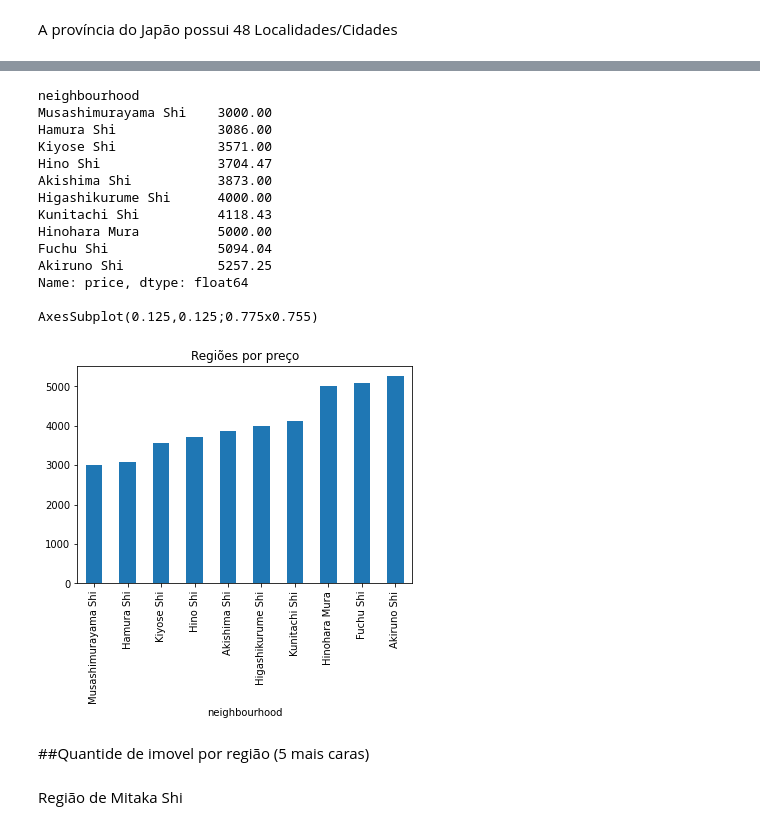
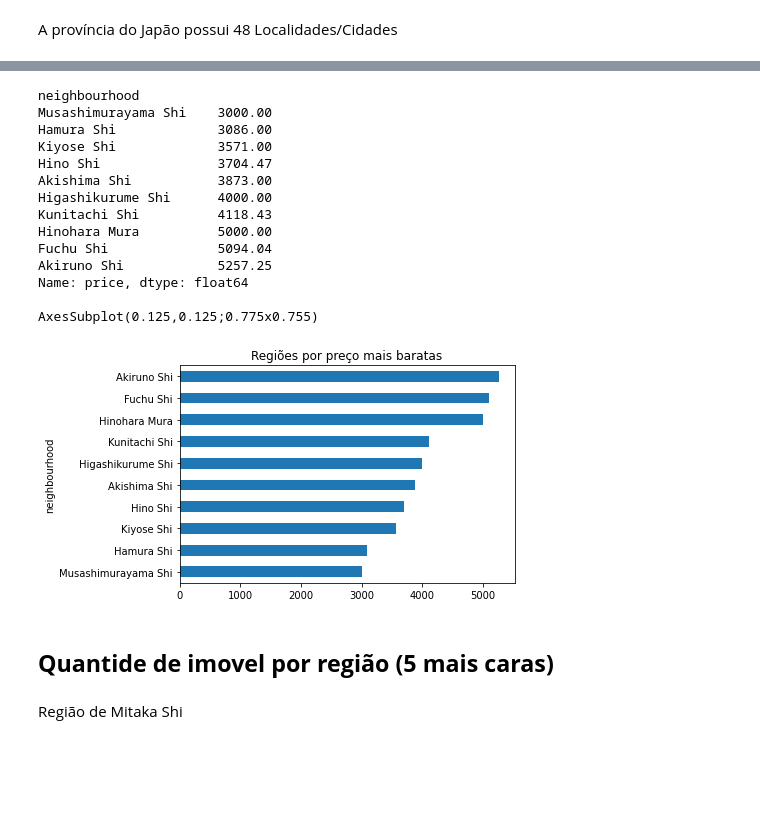
Before and after one commit to carvalhopinheiro/Portfolio, a Jupyter notebook: Analisando_os_Dados_do_Airbnb.ipynb, the cells around one changed output, grey strips where cells are left out. Saved outputs shown, nothing was run; the diff lists cells and outputs as text; code cells hidden in the pictures; blank space fills up the shorter version.

```diff
--- a/Analisando_os_Dados_do_Airbnb.ipynb
+++ b/Analisando_os_Dados_do_Airbnb.ipynb
@@ -417,26 +497,26 @@ AxesSubplot(0.125,0.125;0.775x0.755)
 # %%
 print(df_clean.groupby(['neighbourhood']).price.mean().sort_values(ascending=True).round(2)[:10])
 print()
-print(df_clean.groupby(['neighbourhood']).price.mean().sort_values(ascending=True).round(2)[:10].plot(kind='bar'))
-plt.title('Regiões por preço');
+print(df_clean.groupby(['neighbourhood']).price.mean().sort_values(ascending=True).round(2)[:10].plot(kind='barh'))
+plt.title('Regiões por preço mais baratas');
 # %% [output]
 neighbourhood
 Musashimurayama Shi    3000.00
 Hamura Shi             3086.00
 Kiyose Shi             3571.00
 Hino Shi               3704.47
 Akishima Shi           3873.00
 Higashikurume Shi      4000.00
 Kunitachi Shi          4118.43
 Hinohara Mura          5000.00
 Fuchu Shi              5094.04
 Akiruno Shi            5257.25
 Name: price, dtype: float64
 
 AxesSubplot(0.125,0.125;0.775x0.755)
-[figure, old version]
+[figure, new version]
 # %% [markdown]
-##Quantide de imovel por região (5 mais caras)
+## **Quantide de imovel por região (5 mais caras)**
 # %% [markdown]
 Região de Mitaka Shi
 # %%
```
Also changed, not shown: parts of 36 cells of this notebook.
